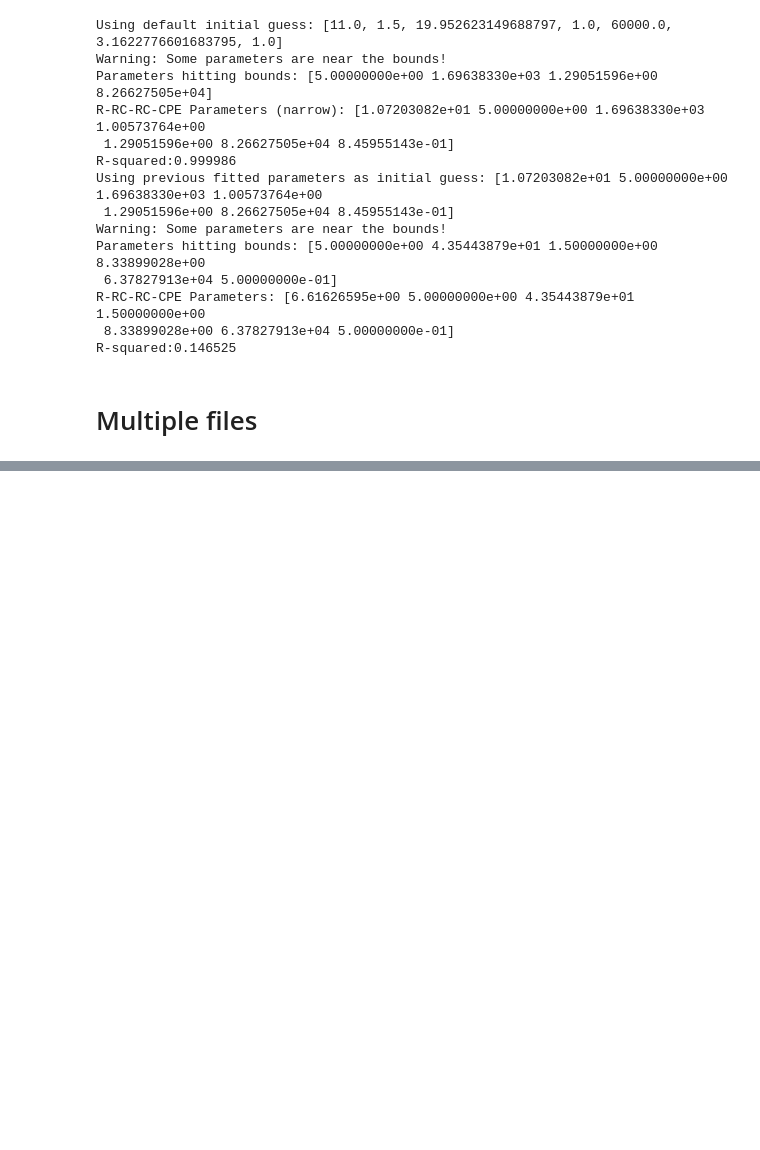
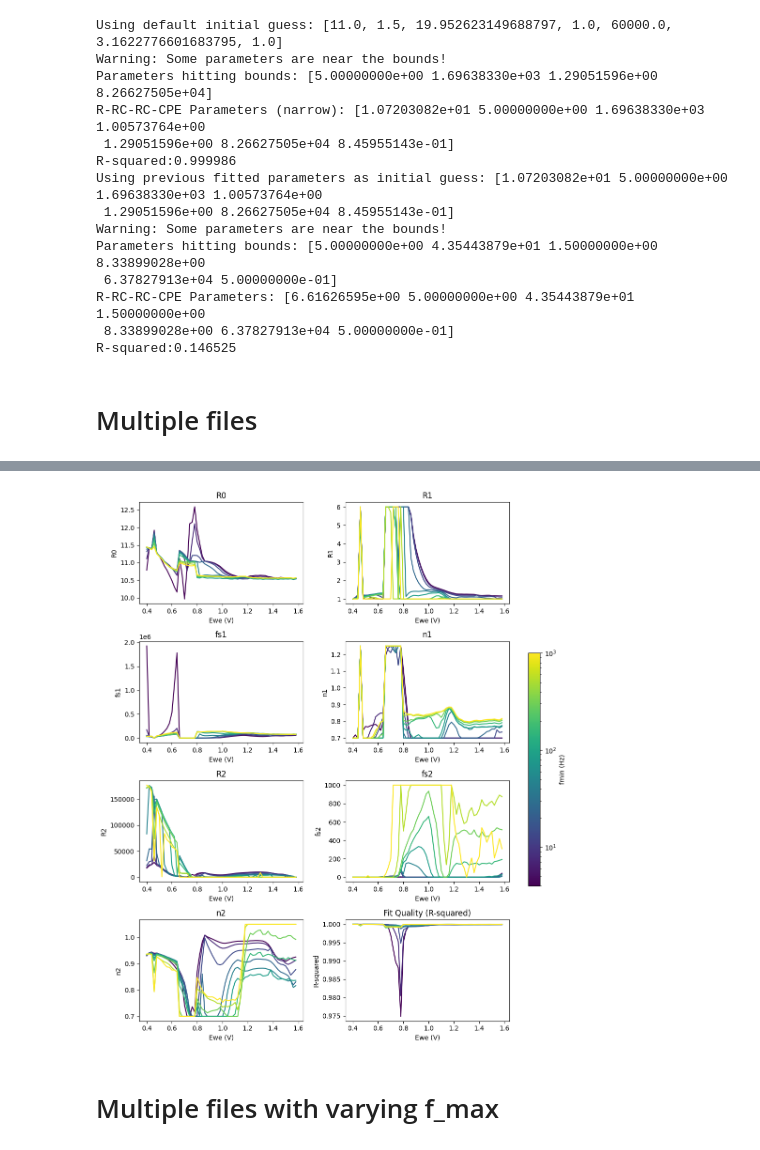
Before and after one commit to raulgarciadiez/EIS_HIROF, a Jupyter notebook: test_classes_EIS.ipynb, the cells around one changed output, grey strips where cells are left out. Saved outputs shown, nothing was run; the diff lists cells and outputs as text; code cells hidden in the pictures; blank space fills up the shorter version.

```diff
--- a/test_classes_EIS.ipynb
+++ b/test_classes_EIS.ipynb
@@ -107,0 +181,68 @@ for data_handler in [DataHandler(mpr_file) for mpr_file in mpr_files]:
+# %%
+import matplotlib.pyplot as plt
+import matplotlib.cm as cm
+from matplotlib.colors import Normalize
+from matplotlib.colors import LogNorm
+
+norm = LogNorm(vmin=min(fmin_values), vmax=max(fmin_values))
+colors = cm.viridis(norm(fmin_values))
+# After the fitting process...
+
+# Plotting
+num_params = len(model.param_names)
+n_cols = 2 if num_params + 1 > 3 else 1  # 2 columns if more than 3 parameters + 1 for Residual
+n_rows = (num_params + 1 + n_cols - 1) // n_cols  # Calculate required rows (+1 for Residual plot)
+
+fig, axs = plt.subplots(n_rows, n_cols, figsize=(10, 3 * n_rows))
+axs = axs.flatten()  # Flatten the array of subplots for easier indexing
+
+# Now loop through the dictionary to plot each fmin for each parameter
+for i, param_name in enumerate(model.param_names):
+    for fmin in fmin_values:
+        param_values = fit_results[fmin][param_name]
+        Ewe_values = fit_results[fmin]['Ewe']
+
+        # Check if there are values to plot and if they are the same length
+        if len(Ewe_values) == len(param_values) > 0:
+            axs[i].plot(Ewe_values, param_values, '-', color=cm.viridis(norm(fmin)), label=f'fmin={fmin:.0f}')
+        else:
+            print(f"No data to plot for {param_name} at fmin={fmin}.")
+            print(f"Ewe length: {len(Ewe_values)}, {param_name} length: {len(param_values)}")
+
+    axs[i].set_xlabel('Ewe (V)')
+    axs[i].set_ylabel(param_name)
+    axs[i].set_title(param_name)
+    axs[i].grid(True, linestyle='--', alpha=0.7)
+
+# Plot the fit quality (Residual) in the last subplot
+for fmin in fmin_values:
+    residual_values = fit_results[fmin]['Residual']
+    Ewe_values = fit_results[fmin]['Ewe']
+
+    # Check if there are values to plot
+    if len(Ewe_values) == len(residual_values) > 0:
+        axs[-1].plot(Ewe_values, residual_values, '-', color=cm.viridis(norm(fmin)))
+    else:
+        print(f"No residual data to plot for fmin={fmin}.")
+        print(f"Ewe length: {len(Ewe_values)}, Residual length: {len(residual_values)}")
+
+axs[-1].set_xlabel('Ewe (V)')
+axs[-1].set_ylabel('R-squared')
+axs[-1].set_title('Fit Quality (R-squared)')
+axs[-1].grid(True, linestyle='--', alpha=0.7)
+
+# Adjust layout to make room for the colorbar
+plt.subplots_adjust(right=0.95, hspace=0.4)  # Adjust right side and space between rows
+
+# Add a colorbar to represent the fmin values (logarithmic scale)
+sm = plt.cm.ScalarMappable(cmap='viridis', norm=norm)
+sm.set_array([])  # Only needed for the colorbar
+cbar = plt.colorbar(sm, ax=axs, orientation='vertical', fraction=0.03, pad=0.04)  # Position the colorbar
+cbar.set_label('fmin (Hz)')
+
+plt.tight_layout(rect=[0, 0, 0.9, 1])  # Adjust layout to fit everything without overlap
+plt.show()
+# %% [output]
+[figure, added]
+# %% [markdown]
+# Multiple files with varying f_max
```
Also changed, not shown: parts of 7 cells of this notebook, 1 other file.
